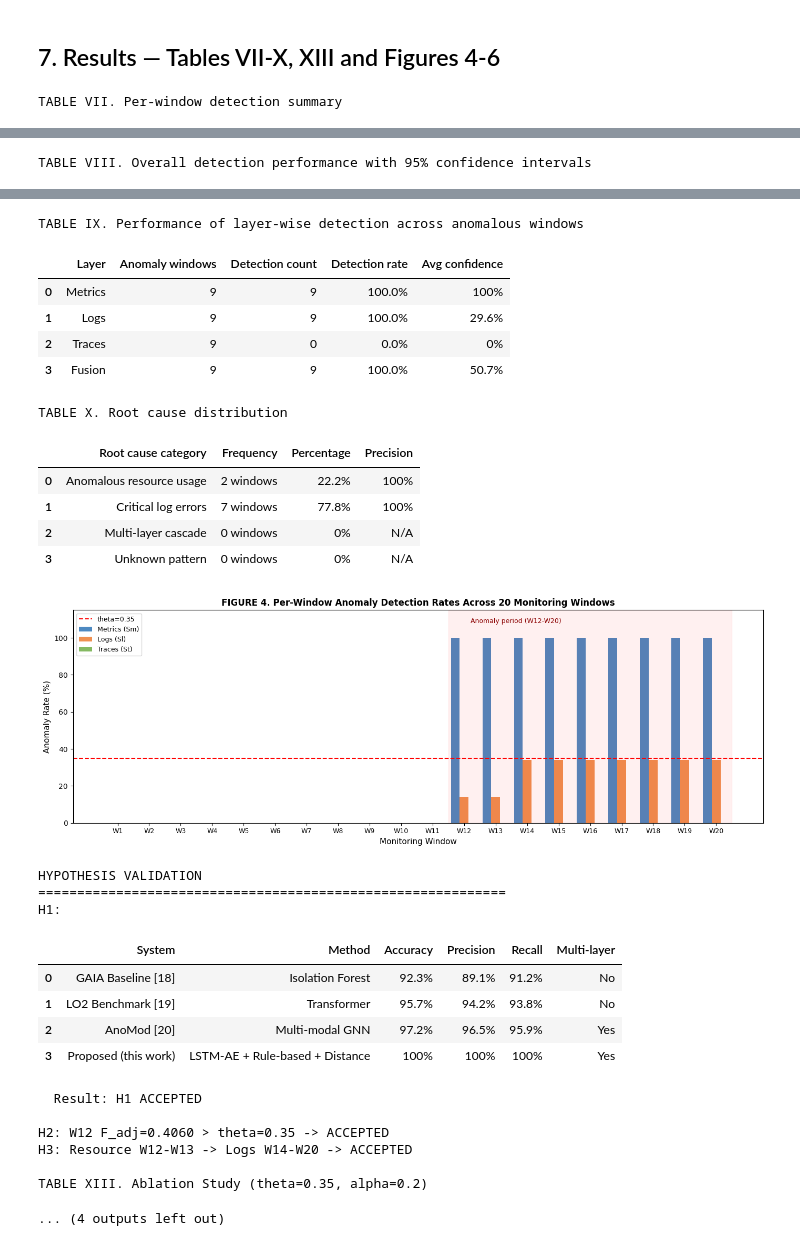
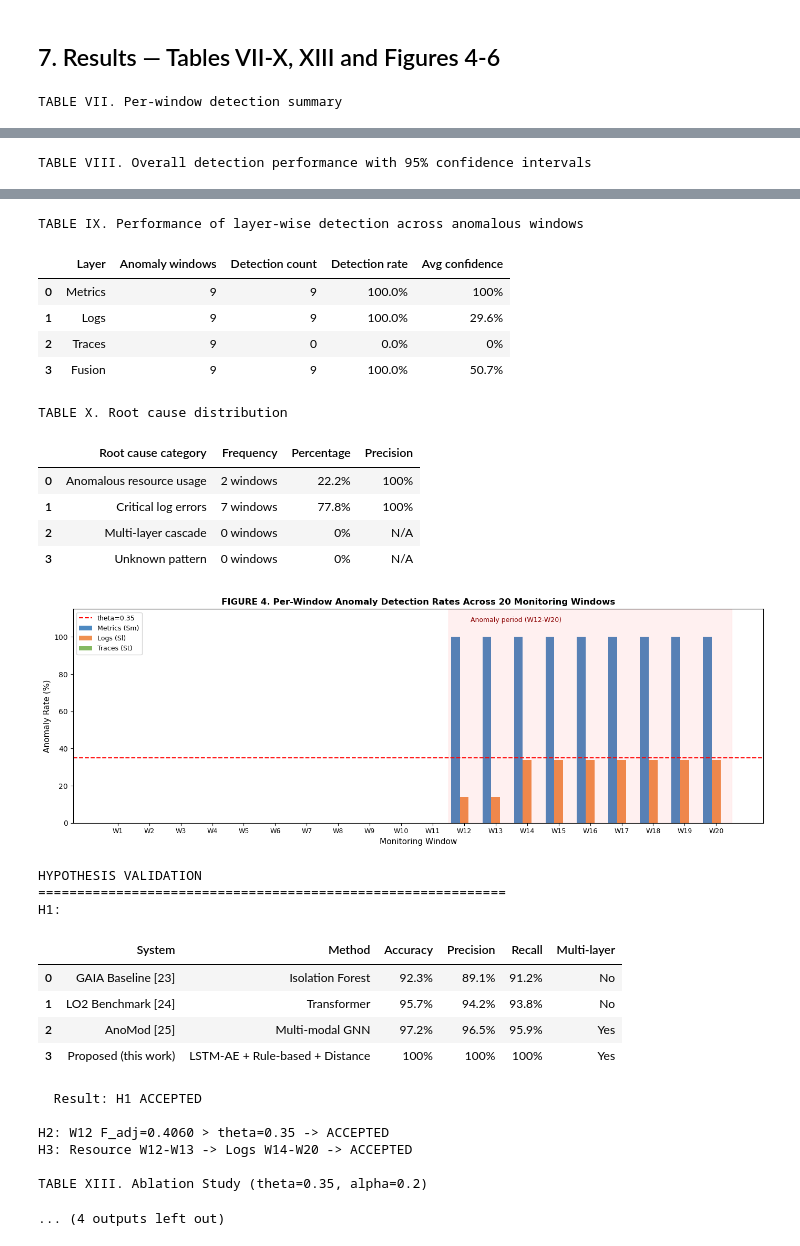
Before and after one commit to kirahmani/multilayer-anomaly-detection, a Jupyter notebook: multilayer_anomaly_detection.ipynb, the cells around one changed output, grey strips where cells are left out. Drawn from its saved outputs; the diff is of its cells as text; code cells hidden in the pictures.

```diff
--- a/multilayer_anomaly_detection.ipynb
+++ b/multilayer_anomaly_detection.ipynb
@@ -779,9 +808,9 @@ plt.tight_layout(); plt.savefig('figure4_per_window_rates.png',dpi=150,bbox_inch
 print("\nHYPOTHESIS VALIDATION")
 print("="*60)
 h1_rows=[
-    {'System':'GAIA Baseline [18]','Method':'Isolation Forest','Accuracy':'92.3%','Precision':'89.1%','Recall':'91.2%','Multi-layer':'No'},
-    {'System':'LO2 Benchmark [19]','Method':'Transformer','Accuracy':'95.7%','Precision':'94.2%','Recall':'93.8%','Multi-layer':'No'},
-    {'System':'AnoMod [20]','Method':'Multi-modal GNN','Accuracy':'97.2%','Precision':'96.5%','Recall':'95.9%','Multi-layer':'Yes'},
+    {'System':'GAIA Baseline [23]','Method':'Isolation Forest','Accuracy':'92.3%','Precision':'89.1%','Recall':'91.2%','Multi-layer':'No'},
+    {'System':'LO2 Benchmark [24]','Method':'Transformer','Accuracy':'95.7%','Precision':'94.2%','Recall':'93.8%','Multi-layer':'No'},
+    {'System':'AnoMod [25]','Method':'Multi-modal GNN','Accuracy':'97.2%','Precision':'96.5%','Recall':'95.9%','Multi-layer':'Yes'},
     {'System':'Proposed (this work)','Method':'LSTM-AE + Rule-based + Distance','Accuracy':f'{acc:.0%}','Precision':f'{prec:.0%}','Recall':f'{rec:.0%}','Multi-layer':'Yes'},
 ]
 print("H1:"); display(pd.DataFrame(h1_rows))
@@ -872,41 +901,41 @@ TABLE VII. Per-window detection summary
 | 6 | 7 | NORMAL | - | 0% | 0% | 0% | - |
 | 7 | 8 | NORMAL | - | 0% | 0% | 0% | - |
 | 8 | 9 | NORMAL | - | 0% | 0% | 0% | - |
 | 9 | 10 | NORMAL | - | 0% | 0% | 0% | - |
 | ... | ... | ... | ... | ... | ... | ... | ... |
 | 15 | 16 | ANOMALY | 52.5% | 100% | 34% | 0% | Logs: Critical error |
 | 16 | 17 | ANOMALY | 53.5% | 100% | 34% | 0% | Logs: Critical error |
 | 17 | 18 | ANOMALY | 54.4% | 100% | 34% | 0% | Logs: Critical error |
 | 18 | 19 | ANOMALY | 55.4% | 100% | 34% | 0% | Logs: Critical error |
 | 19 | 20 | ANOMALY | 56.4% | 100% | 34% | 0% | Logs: Critical error |
 TABLE VIII. Overall detection performance with 95% confidence intervals
 |  | Metric | Value | 95% Confidence Interval |
 | 0 | Detection Accuracy | 100% | [83.9%, 100.0%] |
 | 1 | Precision | 100% | [83.9%, 100.0%] |
 | 2 | Recall | 100% | [83.9%, 100.0%] |
 | 3 | F1-Score | 100% | [83.9%, 100.0%] |
 | 4 | False Positive Rate | 0% | [0.0%, 16.1%] |
 | 5 | False Negative Rate | 0% | [0.0%, 16.1%] |
 TABLE IX. Performance of layer-wise detection across anomalous windows
 |  | Layer | Anomaly windows | Detection count | Detection rate | Avg confidence |
 | 0 | Metrics | 9 | 9 | 100.0% | 100% |
 | 1 | Logs | 9 | 9 | 100.0% | 29.6% |
 | 2 | Traces | 9 | 0 | 0.0% | 0% |
 | 3 | Fusion | 9 | 9 | 100.0% | 50.7% |
 TABLE X. Root cause distribution
 |  | Root cause category | Frequency | Percentage | Precision |
 | 0 | Anomalous resource usage | 2 windows | 22.2% | 100% |
 | 1 | Critical log errors | 7 windows | 77.8% | 100% |
 | 2 | Multi-layer cascade | 0 windows | 0% | N/A |
 | 3 | Unknown pattern | 0 windows | 0% | N/A |
-[figure, old version]
+[figure, new version]
 HYPOTHESIS VALIDATION
 ============================================================
 H1:
 |  | System | Method | Accuracy | Precision | Recall | Multi-layer |
-| 0 | GAIA Baseline [18] | Isolation Forest | 92.3% | 89.1% | 91.2% | No |
-| 1 | LO2 Benchmark [19] | Transformer | 95.7% | 94.2% | 93.8% | No |
-| 2 | AnoMod [20] | Multi-modal GNN | 97.2% | 96.5% | 95.9% | Yes |
+| 0 | GAIA Baseline [23] | Isolation Forest | 92.3% | 89.1% | 91.2% | No |
+| 1 | LO2 Benchmark [24] | Transformer | 95.7% | 94.2% | 93.8% | No |
+| 2 | AnoMod [25] | Multi-modal GNN | 97.2% | 96.5% | 95.9% | Yes |
 | 3 | Proposed (this work) | LSTM-AE + Rule-based + Distance | 100% | 100% | 100% | Yes |
   Result: H1 ACCEPTED
 
```
Also changed, not shown: parts of 3 cells of this notebook.
